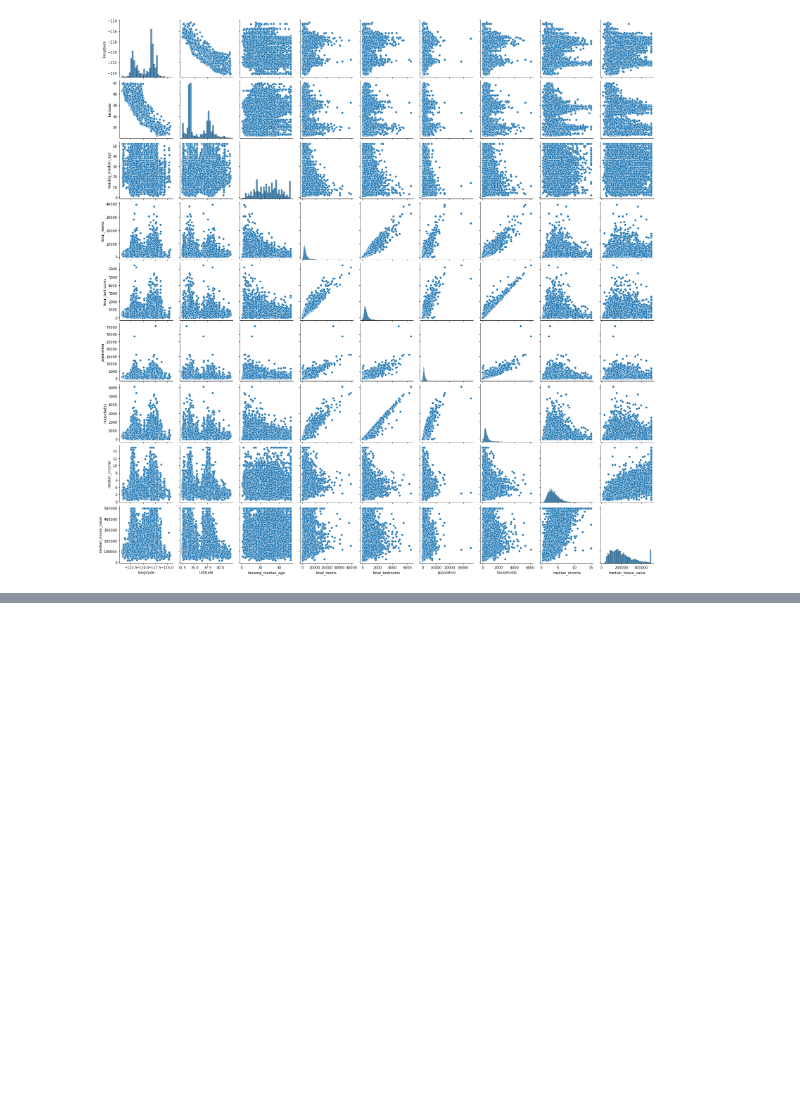
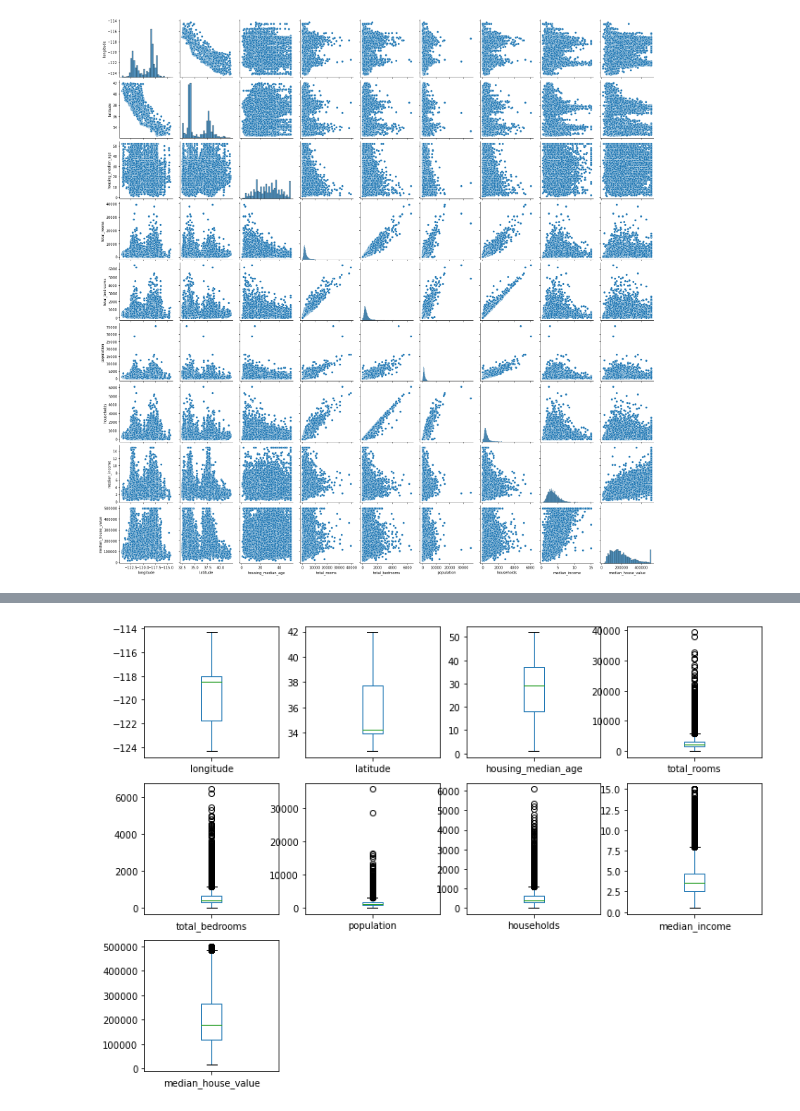
Before and after one commit to JonathanRaso/silicon_valley_immo_arturo, a Jupyter notebook: Testing_Notebook.ipynb, the cells around one changed output, grey strips where cells are left out. Saved outputs shown, nothing was run; the diff lists cells and outputs as text; code cells hidden in the pictures; blank space fills up the shorter version.

```diff
--- a/Testing_Notebook.ipynb
+++ b/Testing_Notebook.ipynb
@@ -111,0 +112,4 @@ data.plot(kind='box', subplots=True, layout=(4, 4), figsize = (12, 12));
+# %%
+# Dropping rows with missing data
+data_without_missing_values = data.dropna(axis=0)
+data_without_missing_values
@@ -111,0 +128,4 @@ data.plot(kind='box', subplots=True, layout=(4, 4), figsize = (12, 12));
+# %%
+data_without_missing_values.plot(kind='box', subplots=True, layout=(4, 4), figsize = (12, 12));
+# %% [output]
+[figure, added]
```
Also changed, not shown: parts of 3 cells of this notebook, 1 other file.
